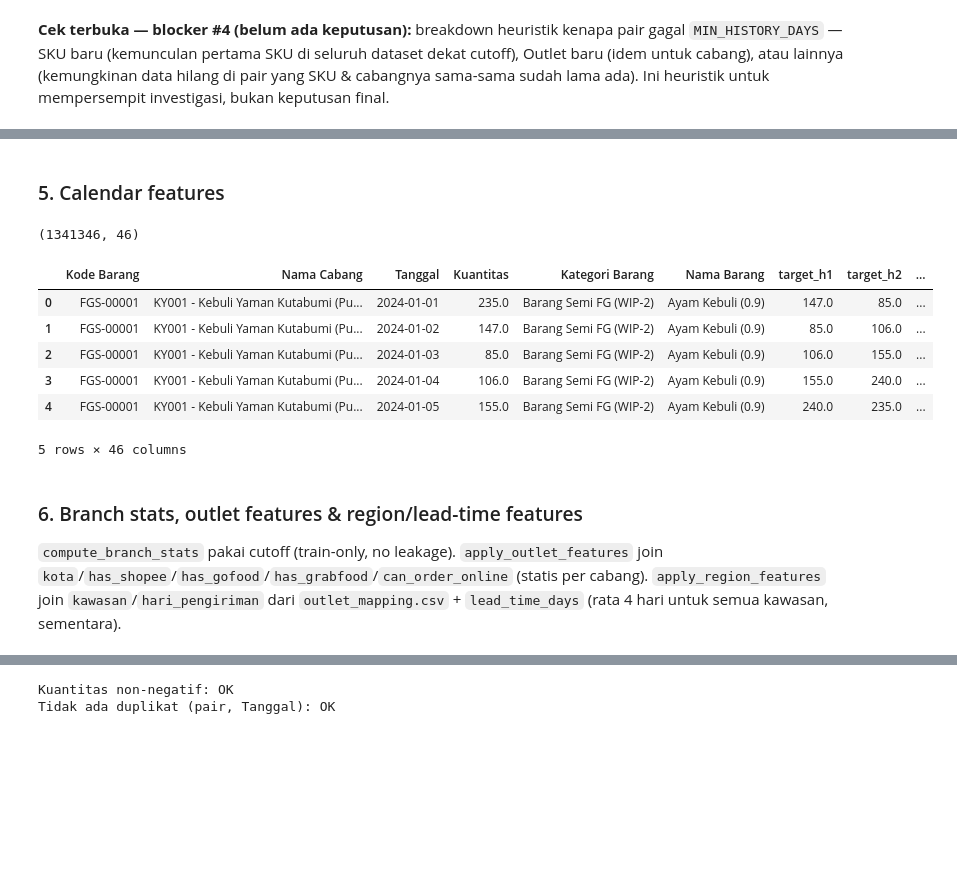
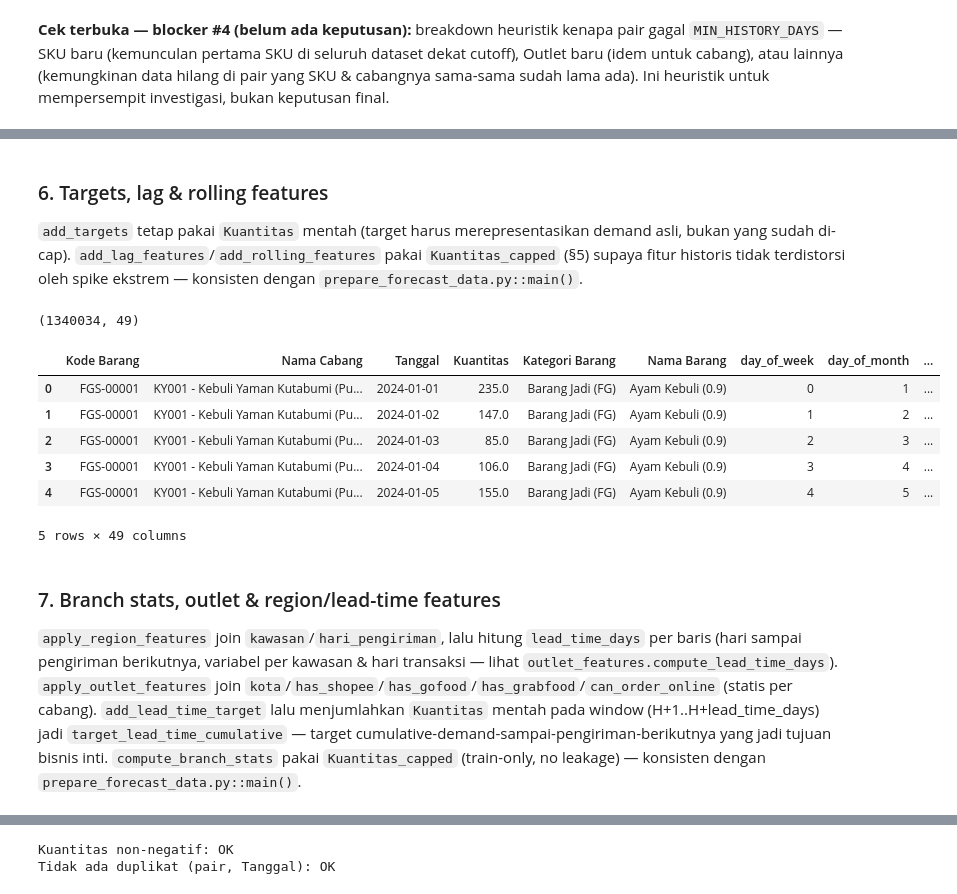
Before and after one commit to ramapdp/forecast-scm, a Jupyter notebook: notebook/data-processing.ipynb, the cells around one changed output, grey strips where cells are left out. Drawn from its saved outputs; the diff is of its cells as text; code cells hidden in the pictures; blank space fills up the shorter version.

```diff
--- a/notebook/data-processing.ipynb
+++ b/notebook/data-processing.ipynb
@@ -254,7 +240,6 @@ Name: count, dtype: int64
 # %%
-featured = prepare_forecast_data.add_targets(panel)
-featured = prepare_forecast_data.add_lag_features(featured)
-featured = prepare_forecast_data.add_rolling_features(featured)
+calendar_features.check_year_coverage(panel["Tanggal"])
+featured = calendar_features.add_calendar_features(panel)
 
 print(featured.shape)
 featured.head()
@@ -269,0 +258,14 @@ featured.head()
+# %%
+pair_baseline = outlier_handling.compute_pair_baseline(featured, cutoff=cutoff)
+featured = outlier_handling.apply_outlier_capping(featured, pair_baseline)
+
+n_eligible_pairs = int(pair_baseline["pair_eligible"].sum())
+n_spike_rows = int(featured["is_spike"].sum())
+in_event_window = featured[outlier_handling.EVENT_FLAG_COLS].any(axis=1)
+n_capped_rows = int((featured["is_spike"] & ~in_event_window).sum())
+
+print(f"{n_eligible_pairs} dari {len(pair_baseline)} pair eligible dapat baseline (>= {outlier_handling.MIN_PAIR_HISTORY} hari histori pre-cutoff)")
+print(f"{n_spike_rows} baris terdeteksi spike (rasio >= {outlier_handling.SPIKE_RATIO_THRESHOLD}x baseline median)")
+print(f"{n_capped_rows} baris benar-benar di-cap; {n_spike_rows - n_capped_rows} spike dikecualikan karena jatuh di event window")
+
+featured.loc[featured["is_spike"], ["Kode Barang", "Nama Cabang", "Tanggal", "Kuantitas", "baseline_ratio", "Kuantitas_capped"]].sort_values("baseline_ratio", ascending=False).head(10)
@@ -270,21 +287,23 @@ featured.head()
 # %% [markdown]
-### 5. Calendar features
+### 6. Targets, lag & rolling features
+`add_targets` tetap pakai `Kuantitas` mentah (target harus merepresentasikan demand asli, bukan yang sudah di-cap). `add_lag_features`/`add_rolling_features` pakai `Kuantitas_capped` (§5) supaya fitur historis tidak terdistorsi oleh spike ekstrem — konsisten dengan `prepare_forecast_data.py::main()`.
 # %%
-calendar_features.check_year_coverage(featured["Tanggal"])
-featured = calendar_features.add_calendar_features(featured)
+featured = prepare_forecast_data.add_targets(featured)
+featured = prepare_forecast_data.add_lag_features(featured, qty_col="Kuantitas_capped")
+featured = prepare_forecast_data.add_rolling_features(featured, qty_col="Kuantitas_capped")
 
 print(featured.shape)
 featured.head()
 # %% [output]
-(1341346, 46)
+(1340034, 49)
-|  | Kode Barang | Nama Cabang | Tanggal | Kuantitas | Kategori Barang | Nama Barang | target_h1 | target_h2 | ... |
-| 0 | FGS-00001 | KY001 - Kebuli Yaman Kutabumi (Pu... | 2024-01-01 | 235.0 | Barang Semi FG (WIP-2) | Ayam Kebuli (0.9) | 147.0 | 85.0 | ... |
-| 1 | FGS-00001 | KY001 - Kebuli Yaman Kutabumi (Pu... | 2024-01-02 | 147.0 | Barang Semi FG (WIP-2) | Ayam Kebuli (0.9) | 85.0 | 106.0 | ... |
-| 2 | FGS-00001 | KY001 - Kebuli Yaman Kutabumi (Pu... | 2024-01-03 | 85.0 | Barang Semi FG (WIP-2) | Ayam Kebuli (0.9) | 106.0 | 155.0 | ... |
-| 3 | FGS-00001 | KY001 - Kebuli Yaman Kutabumi (Pu... | 2024-01-04 | 106.0 | Barang Semi FG (WIP-2) | Ayam Kebuli (0.9) | 155.0 | 240.0 | ... |
-| 4 | FGS-00001 | KY001 - Kebuli Yaman Kutabumi (Pu... | 2024-01-05 | 155.0 | Barang Semi FG (WIP-2) | Ayam Kebuli (0.9) | 240.0 | 235.0 | ... |
+|  | Kode Barang | Nama Cabang | Tanggal | Kuantitas | Kategori Barang | Nama Barang | day_of_week | day_of_month | ... |
+| 0 | FGS-00001 | KY001 - Kebuli Yaman Kutabumi (Pu... | 2024-01-01 | 235.0 | Barang Jadi (FG) | Ayam Kebuli (0.9) | 0 | 1 | ... |
+| 1 | FGS-00001 | KY001 - Kebuli Yaman Kutabumi (Pu... | 2024-01-02 | 147.0 | Barang Jadi (FG) | Ayam Kebuli (0.9) | 1 | 2 | ... |
+| 2 | FGS-00001 | KY001 - Kebuli Yaman Kutabumi (Pu... | 2024-01-03 | 85.0 | Barang Jadi (FG) | Ayam Kebuli (0.9) | 2 | 3 | ... |
+| 3 | FGS-00001 | KY001 - Kebuli Yaman Kutabumi (Pu... | 2024-01-04 | 106.0 | Barang Jadi (FG) | Ayam Kebuli (0.9) | 3 | 4 | ... |
+| 4 | FGS-00001 | KY001 - Kebuli Yaman Kutabumi (Pu... | 2024-01-05 | 155.0 | Barang Jadi (FG) | Ayam Kebuli (0.9) | 4 | 5 | ... |
-5 rows × 46 columns
+5 rows × 49 columns
 # %% [markdown]
-### 6. Branch stats, outlet features & region/lead-time features
-`compute_branch_stats` pakai cutoff (train-only, no leakage). `apply_outlet_features` join `kota`/`has_shopee`/`has_gofood`/`has_grabfood`/`can_order_online` (statis per cabang). `apply_region_features` join `kawasan`/`hari_pengiriman` dari `outlet_mapping.csv` + `lead_time_days` (rata 4 hari untuk semua kawasan, sementara).
+### 7. Branch stats, outlet & region/lead-time features
+`apply_region_features` join `kawasan`/`hari_pengiriman`, lalu hitung `lead_time_days` per baris (hari sampai pengiriman berikutnya, variabel per kawasan & hari transaksi — lihat `outlet_features.compute_lead_time_days`). `apply_outlet_features` join `kota`/`has_shopee`/`has_gofood`/`has_grabfood`/`can_order_online` (statis per cabang). `add_lead_time_target` lalu menjumlahkan `Kuantitas` mentah pada window (H+1..H+lead_time_days) jadi `target_lead_time_cumulative` — target cumulative-demand-sampai-pengiriman-berikutnya yang jadi tujuan bisnis inti. `compute_branch_stats` pakai `Kuantitas_capped` (train-only, no leakage) — konsisten dengan `prepare_forecast_data.py::main()`.
 # %%
```
Also changed, not shown: parts of 25 cells of this notebook.
